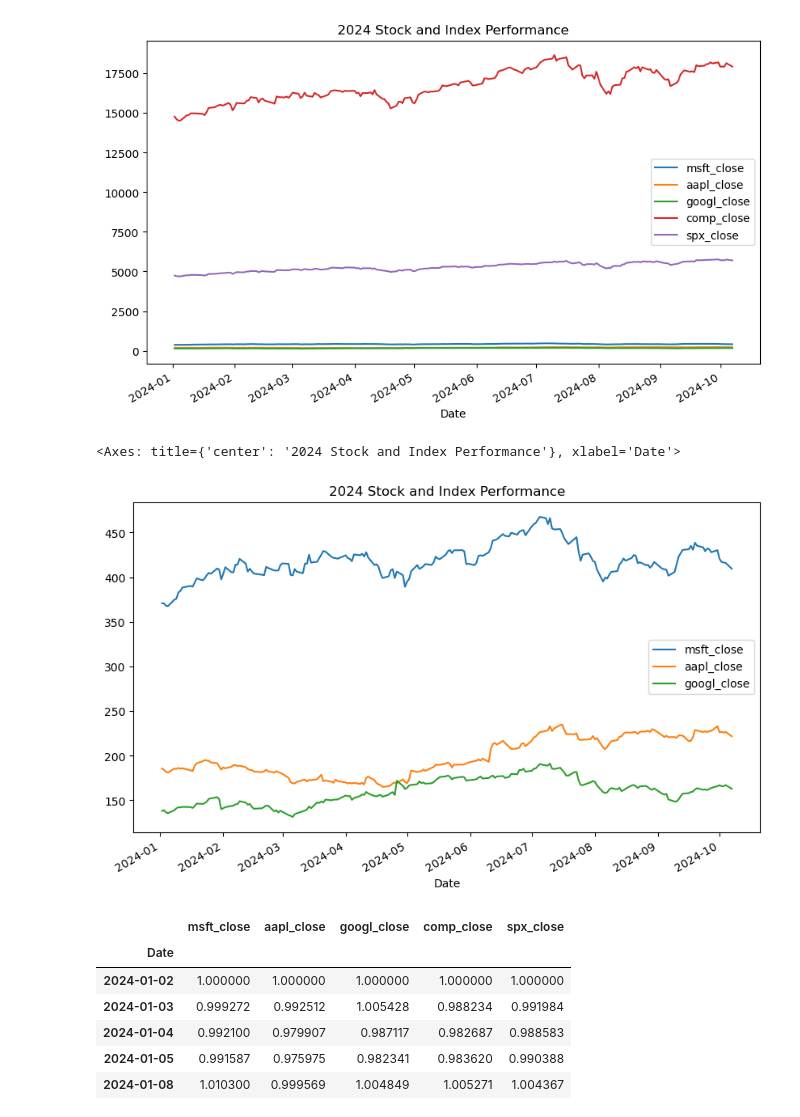
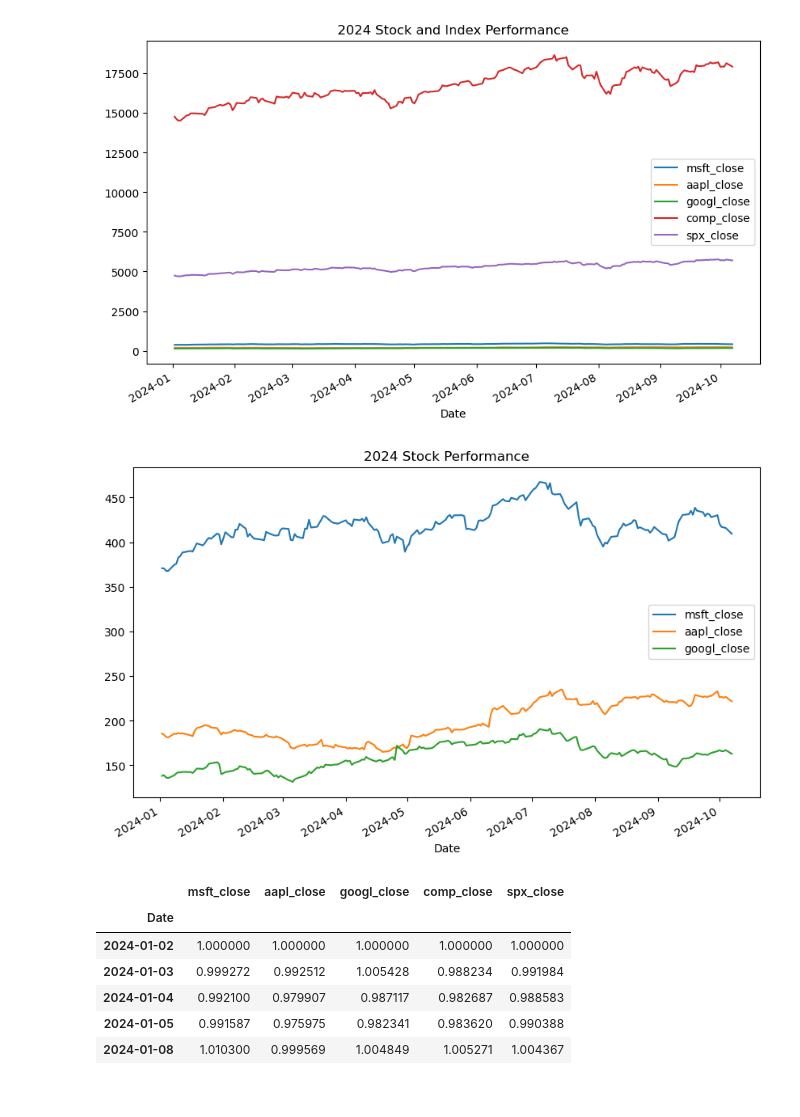
Before and after one commit to Pete1001/Tech_stock_analysis, a Jupyter notebook: Tech_stock_analysis.ipynb, the cells around one changed output. Saved outputs shown, nothing was run; the diff lists cells and outputs as text; code cells hidden in the pictures.

```diff
--- a/Tech_stock_analysis.ipynb
+++ b/Tech_stock_analysis.ipynb
@@ -318,11 +321,11 @@ df_2024[['msft_close', 'aapl_close', 'googl_close', 'comp_close', 'spx_close']].
 # %%
 # Pete
 # Step 2.5 - Let's plot it without the indexes
 
-df_2024[['msft_close', 'aapl_close', 'googl_close']].plot(figsize=(10,6), title='2024 Stock and Index Performance')
+df_2024[['msft_close', 'aapl_close', 'googl_close']].plot(figsize=(10,6), title='2024 Stock Performance')
+plt.savefig('StockPerformance2024.png')
 # %% [output]
-<Axes: title={'center': '2024 Stock and Index Performance'}, xlabel='Date'>
-[figure, old version]
+[figure, new version]
 # %%
 # Pete - Let's normalize the data
 #3 Let's normalize the data to the beginning of the year by dividing the first value in each column
```
Also changed, not shown: parts of 18 cells of this notebook, 6 other files.
